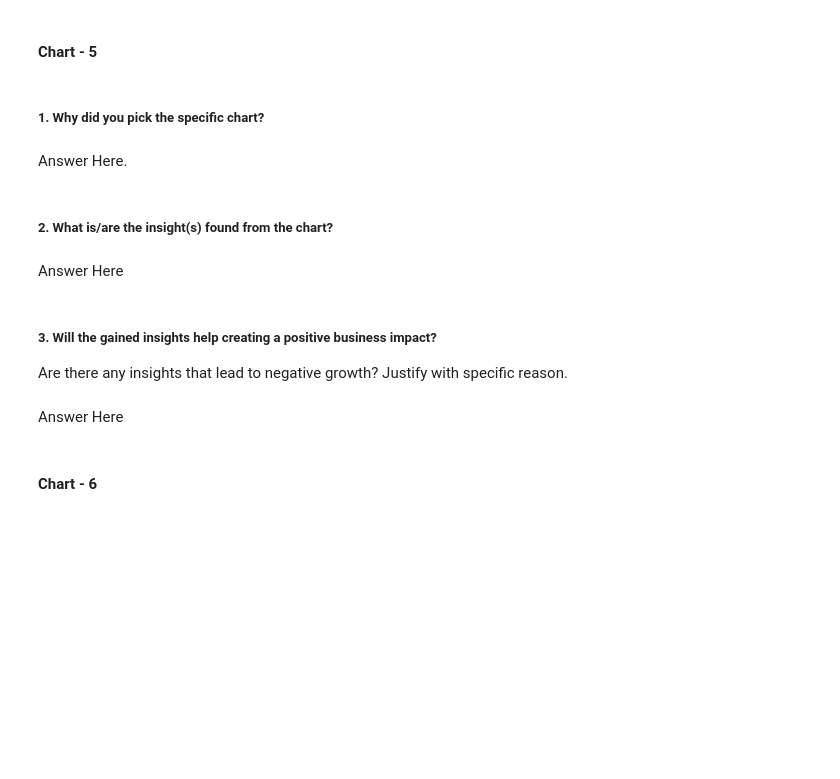
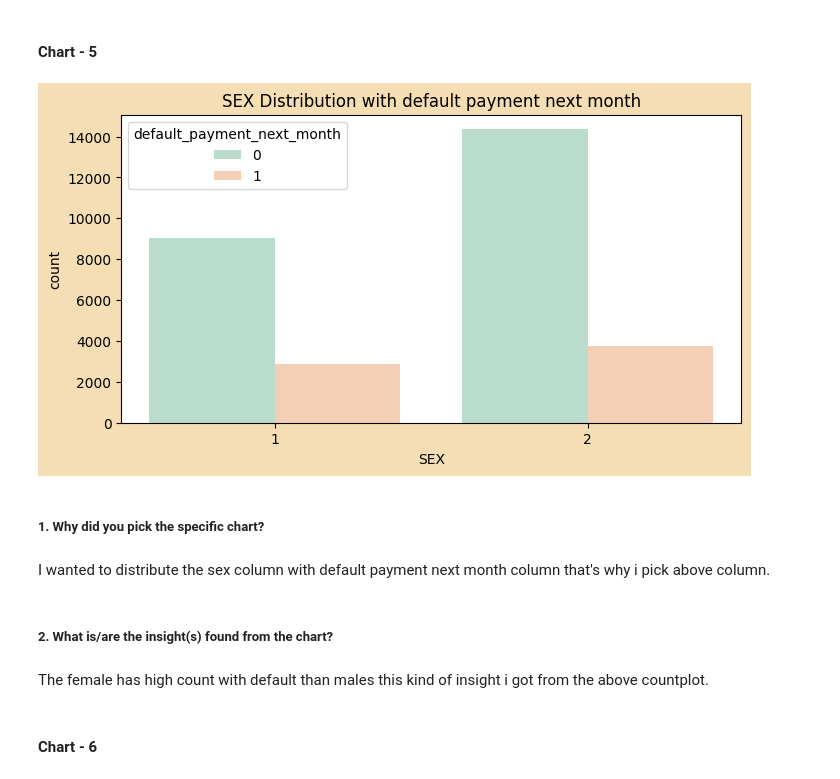
Before and after one commit to hmarathe420/Credit_Card_Default_Prediction, a Jupyter notebook: Credit_Card_Default_Prediction.ipynb, the cells around one changed output. Saved outputs shown, nothing was run; the diff lists cells and outputs as text; code cells hidden in the pictures; blank space fills up the shorter version.

Commit message:
Data Visualization - Exploratory Data Analysis

```diff
--- a/Credit_Card_Default_Prediction.ipynb
+++ b/Credit_Card_Default_Prediction.ipynb
@@ -444,15 +442,20 @@ From the above count plot i got the folowing insights.
+# %%
+# sex distribution with default payment next month
+
+plt.figure(figsize = (8,4), facecolor = 'wheat')
+plt.title('SEX Distribution with default payment next month')
+sns.countplot(data = df , x = 'SEX', hue = 'default_payment_next_month', palette='Pastel2')
+plt.plot()
+plt.show()
+# %% [output]
+[figure, added]
 # %% [markdown]
 ##### 1. Why did you pick the specific chart?
-# %% [markdown]
-Answer Here.
+# %% [markdown]
+I wanted to distribute the sex column with default payment next month column that's why i pick above column.
 # %% [markdown]
 ##### 2. What is/are the insight(s) found from the chart?
-# %% [markdown]
-Answer Here
-# %% [markdown]
-##### 3. Will the gained insights help creating a positive business impact?
-Are there any insights that lead to negative growth? Justify with specific reason.
-# %% [markdown]
-Answer Here
+# %% [markdown]
+The female has high count with default than males this kind of insight i got from the above countplot.
 # %% [markdown]
 #### Chart - 6
```
Also changed, not shown: parts of 30 cells of this notebook.
